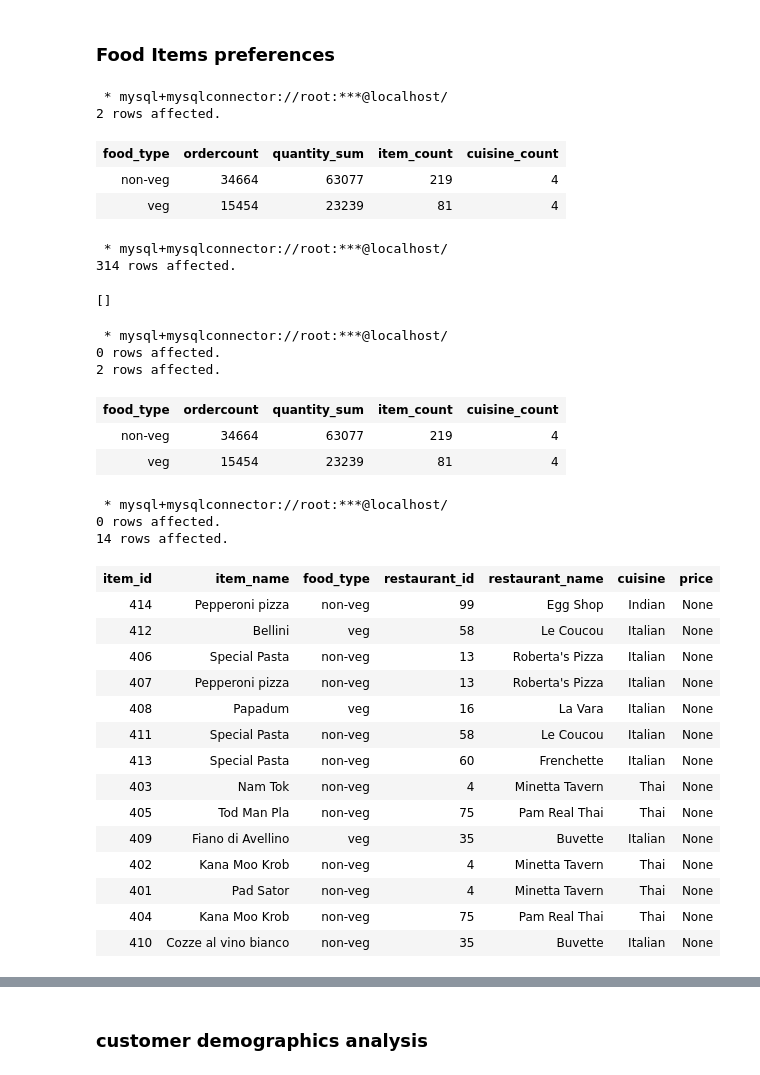
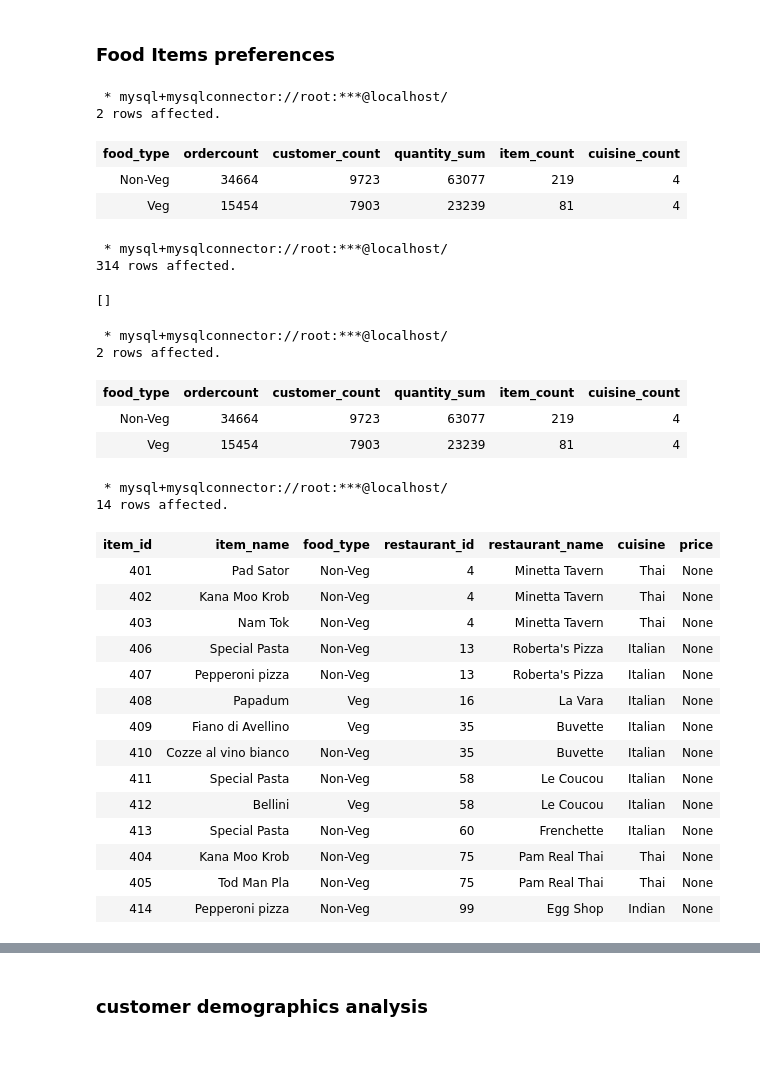
Before and after one commit to mragnostic/foodhunter-data-solutions, a Jupyter notebook: revenue drop analysis.ipynb, the cells around one changed output, grey strips where cells are left out. Cells and saved outputs as stored; diff of their text form; code cells hidden in the pictures.

```diff
--- a/revenue drop analysis.ipynb
+++ b/revenue drop analysis.ipynb
@@ -923,18 +924,18 @@ order by day_category, month_no;
 %%sql
 
 select
-fi.food_type, count(distinct o.order_id) as ordercount, sum(oi.quantity) as quantity_sum, count(distinct fi.item_id) as item_count, count(distinct r.cuisine) as cuisine_count
+fi.food_type, count(distinct o.order_id) as ordercount, count(distinct customer_id) as customer_count, sum(oi.quantity) as quantity_sum, count(distinct fi.item_id) as item_count, count(distinct r.cuisine) as cuisine_count
 from foodhunter.orders o
-join foodhunter.orders_items oi using(order_id)
-join foodhunter.food_items fi using(item_id)
-join foodhunter.restaurants r using(restaurant_id)
+left join foodhunter.orders_items oi using(order_id)
+left join foodhunter.food_items fi using(item_id)
+left join foodhunter.restaurants r using(restaurant_id)
 group by fi.food_type;
 # %% [output]
  * mysql+mysqlconnector://root:***@localhost/
 2 rows affected.
-| food_type | ordercount | quantity_sum | item_count | cuisine_count |
-| non-veg | 34664 | 63077 | 219 | 4 |
-| veg | 15454 | 23239 | 81 | 4 |
+| food_type | ordercount | customer_count | quantity_sum | item_count | cuisine_count |
+| Non-Veg | 34664 | 9723 | 63077 | 219 | 4 |
+| Veg | 15454 | 7903 | 23239 | 81 | 4 |
 # %%
 %%sql
 
@@ -951,58 +950,44 @@ end;
 # %%
 %%sql
 
-create or replace view foodhunter_reports.food_type_orders as
 select
-fi.food_type, count(distinct o.order_id) as ordercount, sum(oi.quantity) as quantity_sum, count(distinct fi.item_id) as item_count, count(distinct r.cuisine) as cuisine_count
+fi.food_type, count(distinct o.order_id) as ordercount, count(distinct customer_id) as customer_count, sum(oi.quantity) as quantity_sum, count(distinct fi.item_id) as item_count, count(distinct r.cuisine) as cuisine_count
 from foodhunter.orders o
-join foodhunter.orders_items oi using(order_id)
-join foodhunter.food_items fi using(item_id)
-join foodhunter.restaurants r using(restaurant_id)
+left join foodhunter.orders_items oi using(order_id)
+left join foodhunter.food_items fi using(item_id)
+left join foodhunter.restaurants r using(restaurant_id)
 group by fi.food_type;
-
-select
-*
-from
-foodhunter_reports.food_type_orders;
 # %% [output]
  * mysql+mysqlconnector://root:***@localhost/
-0 rows affected.
 2 rows affected.
-| food_type | ordercount | quantity_sum | item_count | cuisine_count |
-| non-veg | 34664 | 63077 | 219 | 4 |
-| veg | 15454 | 23239 | 81 | 4 |
+| food_type | ordercount | customer_count | quantity_sum | item_count | cuisine_count |
+| Non-Veg | 34664 | 9723 | 63077 | 219 | 4 |
+| Veg | 15454 | 7903 | 23239 | 81 | 4 |
 # %%
 %%sql
 #Items that have not been ordered by the customers over the 4 months from June to September
-
-create or replace view foodhunter_reports.deaditems_for_four_months as
+#restaurants with zero orders through foodhunter
 select
 item_id, item_name, food_type, restaurant_id, restaurant_name, cuisine, price
 from foodhunter.orders_items
 right join foodhunter.food_items using(item_id)
-join foodhunter.restaurants using(restaurant_id)
+right join foodhunter.restaurants using(restaurant_id)
 where order_id is null;
-
-select
-*
-from
-foodhunter_reports.deaditems_for_four_months;
 # %% [output]
  * mysql+mysqlconnector://root:***@localhost/
-0 rows affected.
 14 rows affected.
 | item_id | item_name | food_type | restaurant_id | restaurant_name | cuisine | price |
-| 414 | Pepperoni pizza | non-veg | 99 | Egg Shop | Indian | None |
-| 412 | Bellini | veg | 58 | Le Coucou | Italian | None |
-| 406 | Special Pasta | non-veg | 13 | Roberta's Pizza | Italian | None |
-| 407 | Pepperoni pizza | non-veg | 13 | Roberta's Pizza | Italian | None |
-| 408 | Papadum | veg | 16 | La Vara | Italian | None |
-| 411 | Special Pasta | non-veg | 58 | Le Coucou | Italian | None |
-| 413 | Special Pasta | non-veg | 60 | Frenchette | Italian | None |
-| 403 | Nam Tok | non-veg | 4 | Minetta Tavern | Thai | None |
-| 405 | Tod Man Pla | non-veg | 75 | Pam Real Thai | Thai | None |
-| 409 | Fiano di Avellino | veg | 35 | Buvette | Italian | None |
-| 402 | Kana Moo Krob | non-veg | 4 | Minetta Tavern | Thai | None |
-| 401 | Pad Sator | non-veg | 4 | Minetta Tavern | Thai | None |
-| 404 | Kana Moo Krob | non-veg | 75 | Pam Real Thai | Thai | None |
-| 410 | Cozze al vino bianco | non-veg | 35 | Buvette | Italian | None |
+| 401 | Pad Sator | Non-Veg | 4 | Minetta Tavern | Thai | None |
+| 402 | Kana Moo Krob | Non-Veg | 4 | Minetta Tavern | Thai | None |
+| 403 | Nam Tok | Non-Veg | 4 | Minetta Tavern | Thai | None |
+| 406 | Special Pasta | Non-Veg | 13 | Roberta's Pizza | Italian | None |
+| 407 | Pepperoni pizza | Non-Veg | 13 | Roberta's Pizza | Italian | None |
+| 408 | Papadum | Veg | 16 | La Vara | Italian | None |
+| 409 | Fiano di Avellino | Veg | 35 | Buvette | Italian | None |
+| 410 | Cozze al vino bianco | Non-Veg | 35 | Buvette | Italian | None |
+| 411 | Special Pasta | Non-Veg | 58 | Le Coucou | Italian | None |
+| 412 | Bellini | Veg | 58 | Le Coucou | Italian | None |
+| 413 | Special Pasta | Non-Veg | 60 | Frenchette | Italian | None |
+| 404 | Kana Moo Krob | Non-Veg | 75 | Pam Real Thai | Thai | None |
+| 405 | Tod Man Pla | Non-Veg | 75 | Pam Real Thai | Thai | None |
+| 414 | Pepperoni pizza | Non-Veg | 99 | Egg Shop | Indian | None |
```
Also changed, not shown: parts of 13 cells of this notebook.
